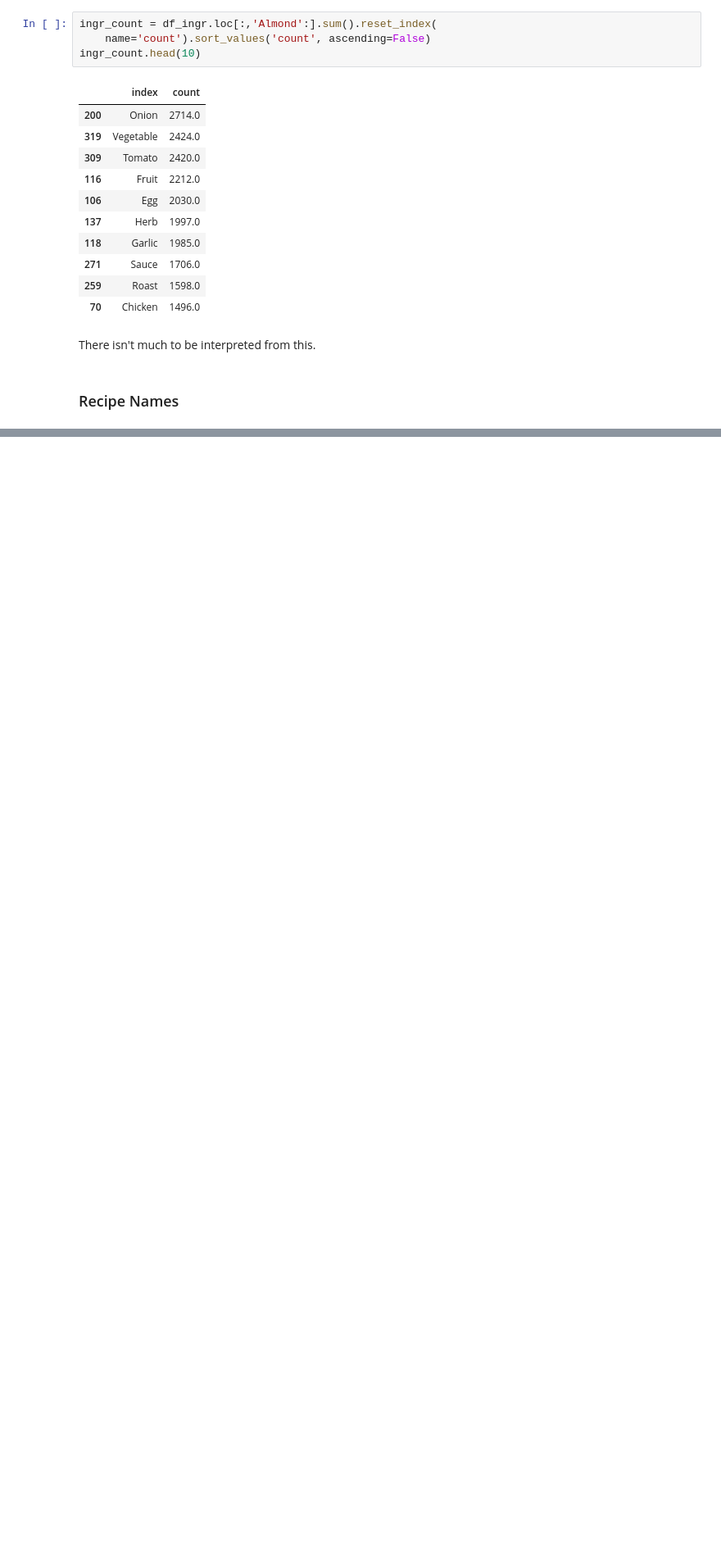
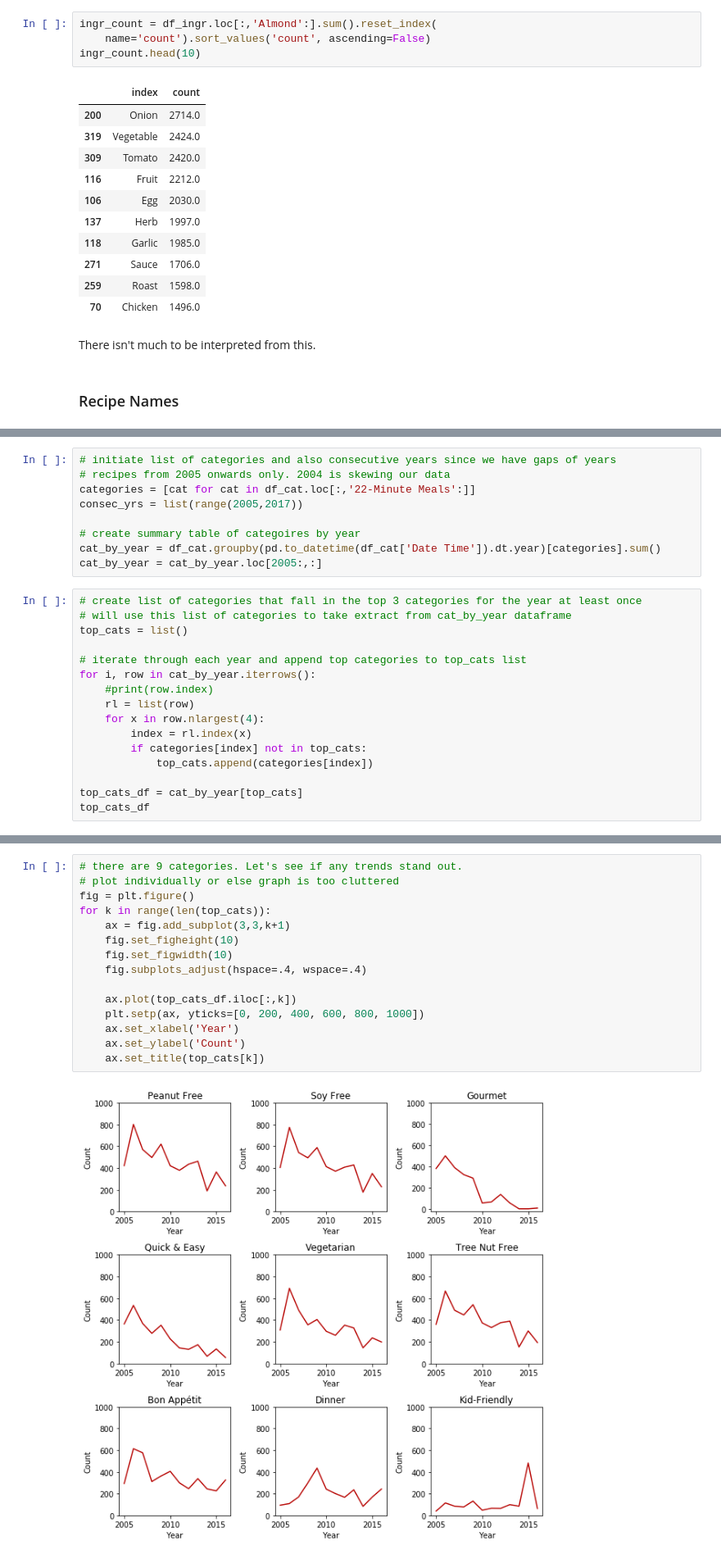
Before and after one commit to isabelvanzijl/Capstone-Project-2, a Jupyter notebook: Exploratory_Data_Analysis.ipynb, the cells around one changed output, grey strips where cells are left out. Shown: that part at 82% size. Saved outputs shown, nothing was run; the diff lists cells and outputs as text; blank space fills up the shorter version.

```diff
--- a/Exploratory_Data_Analysis.ipynb
+++ b/Exploratory_Data_Analysis.ipynb
@@ -204,0 +338,25 @@ Name: Title, dtype: int64
+# %%
+# initiate list of categories and also consecutive years since we have gaps of years
+# recipes from 2005 onwards only. 2004 is skewing our data
+categories = [cat for cat in df_cat.loc[:,'22-Minute Meals':]]
+consec_yrs = list(range(2005,2017))
+
+# create summary table of categoires by year
+cat_by_year = df_cat.groupby(pd.to_datetime(df_cat['Date Time']).dt.year)[categories].sum()
+cat_by_year = cat_by_year.loc[2005:,:]
+# %%
+# create list of categories that fall in the top 3 categories for the year at least once
+# will use this list of categories to take extract from cat_by_year dataframe
+top_cats = list()
+
+# iterate through each year and append top categories to top_cats list
+for i, row in cat_by_year.iterrows():
+    #print(row.index)
+    rl = list(row)
+    for x in row.nlargest(4):
+        index = rl.index(x)
+        if categories[index] not in top_cats:
+            top_cats.append(categories[index])
+
+top_cats_df = cat_by_year[top_cats]
+top_cats_df
@@ -204,0 +378,17 @@ Name: Title, dtype: int64
+# %%
+# there are 9 categories. Let's see if any trends stand out.
+# plot individually or else graph is too cluttered
+fig = plt.figure()
+for k in range(len(top_cats)):
+    ax = fig.add_subplot(3,3,k+1)
+    fig.set_figheight(10)
+    fig.set_figwidth(10)
+    fig.subplots_adjust(hspace=.4, wspace=.4)
+
+    ax.plot(top_cats_df.iloc[:,k])
+    plt.setp(ax, yticks=[0, 200, 400, 600, 800, 1000])
+    ax.set_xlabel('Year')
+    ax.set_ylabel('Count')
+    ax.set_title(top_cats[k])
+# %% [output]
+[figure, added]
```
Also changed, not shown: parts of 20 cells of this notebook.
